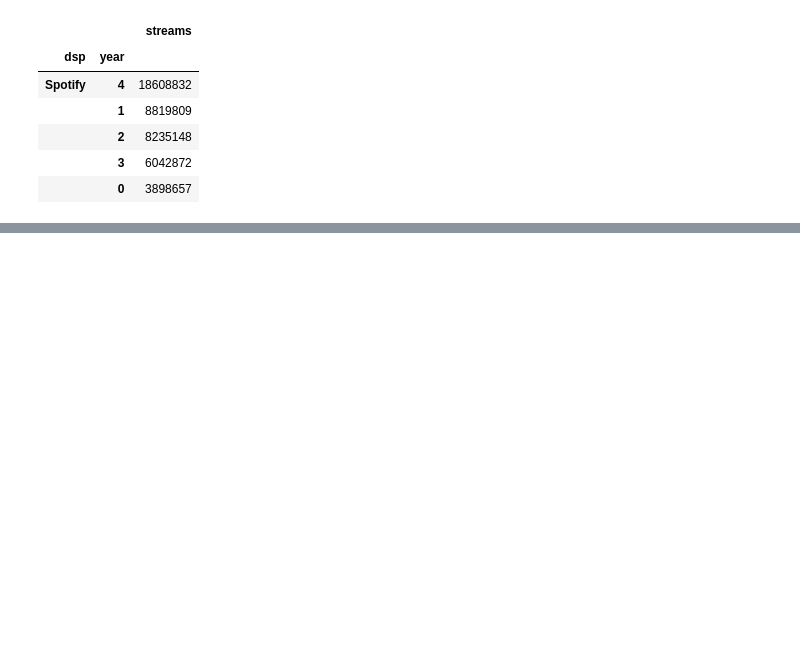
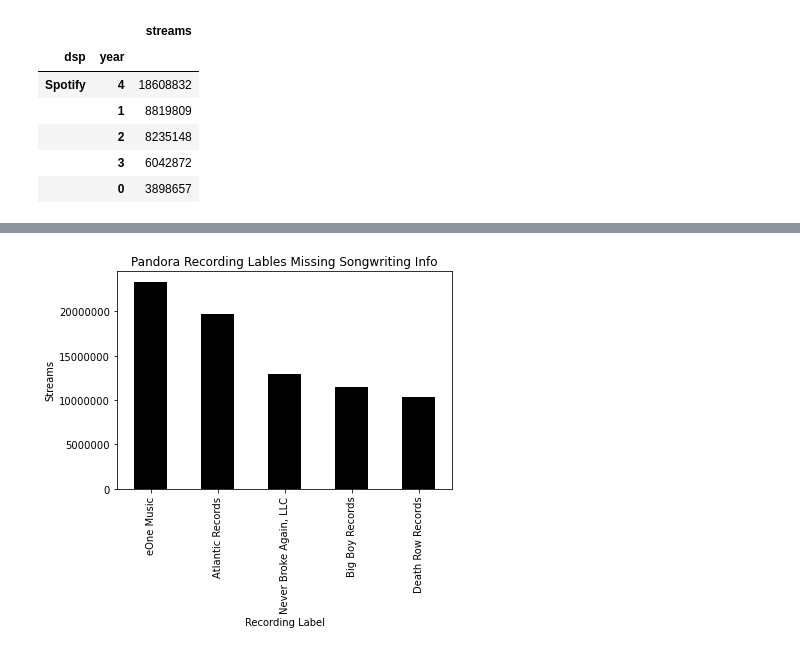
Before and after one commit to LJRollerII/mlc-project-napster, a Jupyter notebook: notebooks/dsp_mlc.ipynb, the cells around one changed output, grey strips where cells are left out. Cells and saved outputs as stored; diff of their text form; code cells hidden in the pictures; blank space fills up the shorter version.

Commit message:
chart push

```diff
--- a/notebooks/dsp_mlc.ipynb
+++ b/notebooks/dsp_mlc.ipynb
@@ -534,0 +516,9 @@ Name: streams, Length: 2173, dtype: int32
+# %%
+ax = pandora_no_writer.groupby(['recording_label'])['streams'].sum().sort_values(ascending=False).to_frame().head().plot.bar(color='black',legend=None, tick_label='Plain')
+plt.ylabel('Streams')
+plt.xlabel('Recording Label')
+plt.title('Pandora Recording Lables Missing Songwriting Info')
+ax.ticklabel_format(style='plain', axis="y")
+plt.savefig('Pandora Rec Labels.png', transparent=False, bbox_inches="tight")
+# %% [output]
+[figure, added]
```
Also changed, not shown: parts of 42 cells of this notebook.
